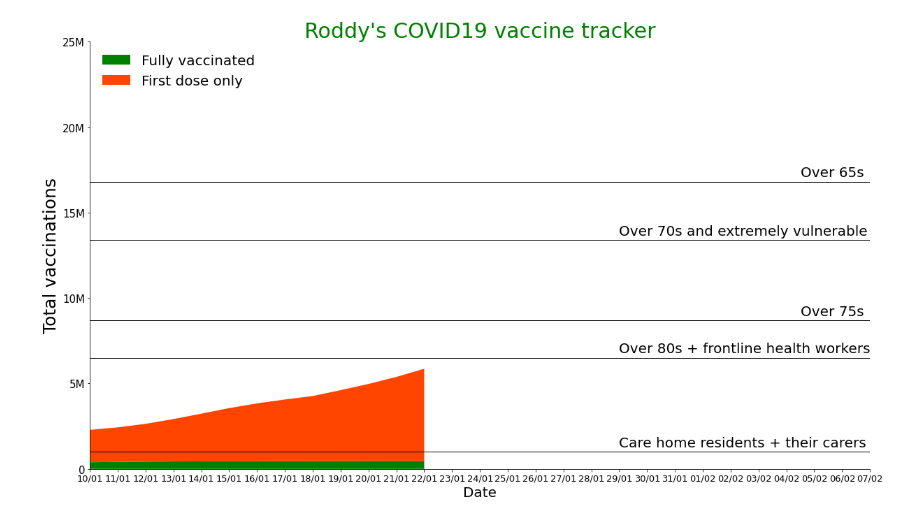
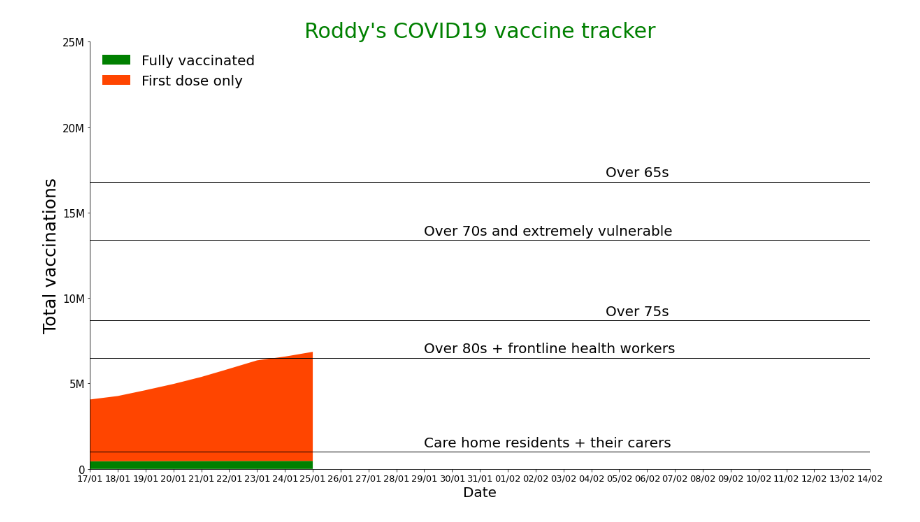
Before and after one commit to RoddyJaques/UK-Vaccine-Tracker, a Jupyter notebook: CumulativePlot.ipynb, the cells around one changed output. Cells and saved outputs as stored; diff of their text form; code cells hidden in the pictures.

```diff
--- a/CumulativePlot.ipynb
+++ b/CumulativePlot.ipynb
@@ -77,14 +77,14 @@ df=pd.json_normalize(data,"data")
 
 #Change date from index to datetime variable and sum 1st and 2nd doses for overall doses per day
 by_date = df.groupby("date").sum().reset_index()
-by_date["date_real"] = pd.to_datetime(by_date["date"])
+by_date["date_real"] = pd.to_datetime(by_date["date"]).dt.date
 by_date["FirstDoseOnly"] = by_date["cumPeopleVaccinatedFirstDoseByPublishDate"] - by_date["cumPeopleVaccinatedSecondDoseByPublishDate"]
 by_date["TotalDoses"] = by_date["cumPeopleVaccinatedFirstDoseByPublishDate"] + by_date["cumPeopleVaccinatedSecondDoseByPublishDate"]
 
 
 #Create numpy array of all dates from 11/01/21 to 07/02/21
-start_date = datetime.date(2021, 1 , 10)
-end_date = datetime.date(2021, 2 , 7)
+start_date = datetime.date(2021, 1 , 17)
+end_date = datetime.date(2021, 2 , 14)
 end_datetime = datetime.datetime(2021, 2 , 7,0,0,0) #Keep a datetime of the end date so annoations can be plotted precisely
 number_of_days = 29
 date_list = np.asarray([(start_date + datetime.timedelta(days = day)) for day in range(number_of_days)])
@@ -115,7 +115,8 @@ fig, ax = plt.subplots(1,1,figsize=[20,11.25],facecolor="white")
 ax.set_facecolor("white")
 
 ax.stackplot(date_list[date_list <= by_date["date_real"].max() ],
-             by_date["cumPeopleVaccinatedSecondDoseByPublishDate"], by_date["FirstDoseOnly"],
+             by_date[by_date["date_real"]>= start_date]["cumPeopleVaccinatedSecondDoseByPublishDate"],
+             by_date[by_date["date_real"]>= start_date]["FirstDoseOnly"],
             labels=["Fully vaccinated","First dose only"], colors= ["green","orangered"])
 
 width = 1
@@ -154,31 +155,31 @@ if today_total > 16800000:
     ax.plot(date_list, np.full(date_list.shape,25000000),label='_nolegend_',lw=width,c='black')
     ax.text(shortlabel_x,25300000,
             "Over 55s", fontsize=20)
 
 if today_total > 16800000:
     ax.plot(date_list, np.full(date_list.shape,29700000),label='_nolegend_',lw=width,c='black')
     ax.text(shortlabel_x,30000000,
             "Over 50s", fontsize=20)
 
 ax.xaxis.set_major_formatter(mdates.DateFormatter('%d/%m'))
 ax.set_xlim(start_date, end_date)
 ax.set_xticks(date_list)
 
 ax.set_ylim([0,y_limit])
 ax.yaxis.set_major_formatter(tick.FuncFormatter(y_fmt))
 
 ax.legend(loc='upper left',frameon=False, fontsize=20)
 
 ax.tick_params(axis='y',labelsize=15)
 ax.tick_params(axis='x',labelsize=13)
 
 plt.title("Roddy's COVID19 vaccine tracker",
         fontsize=30, color='g' )
 plt.xlabel('Date',fontsize=20)
 plt.ylabel('Total vaccinations',fontsize=25)
 
 sns.despine(top=True, right=True)
 
 file_name = "TotalPlot_" + datetime.datetime.today().strftime('%d%m%y')
 # %% [output]
-[figure, old version]
+[figure, new version]
```
Also changed, not shown: 5 other files.
